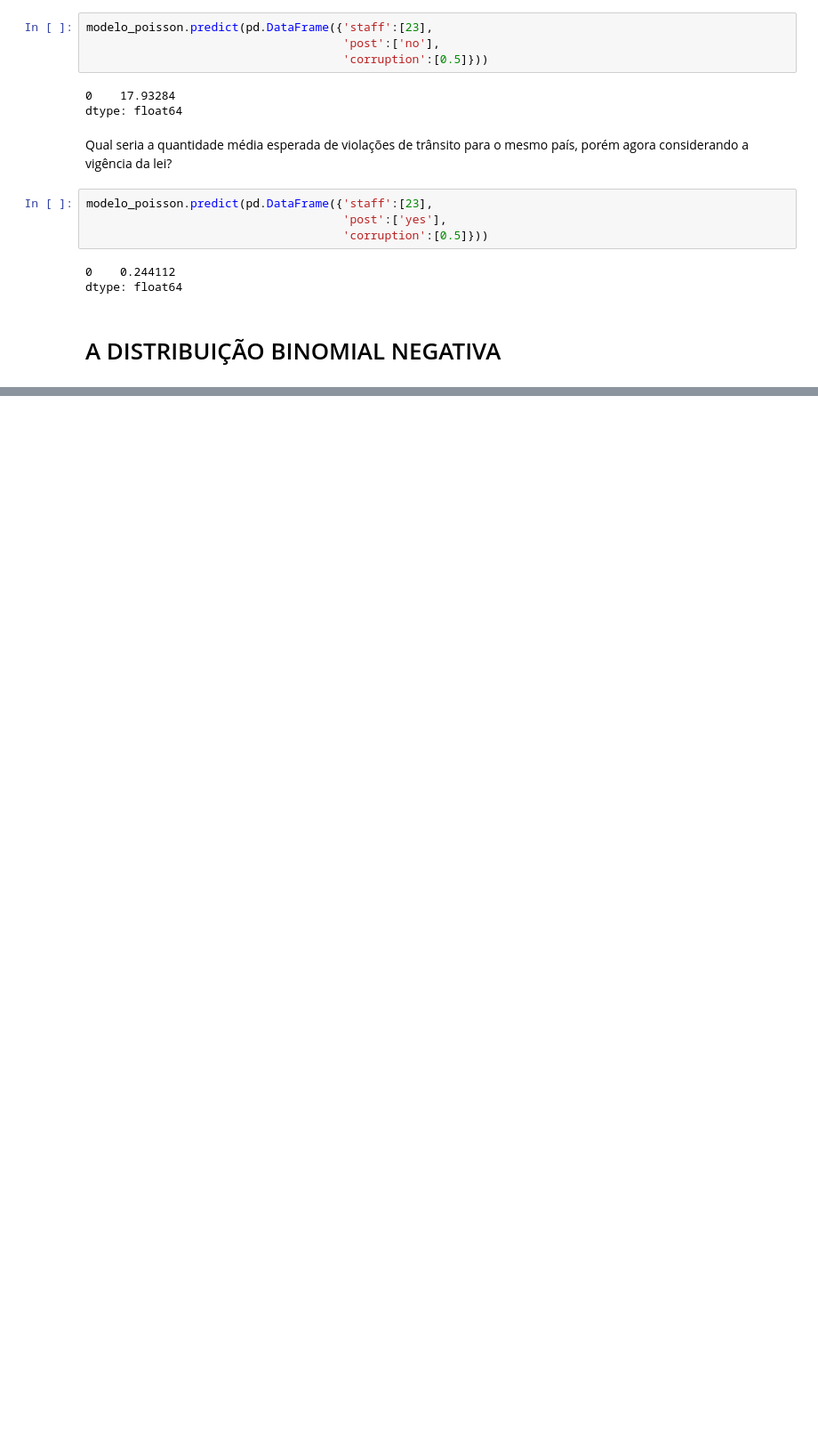
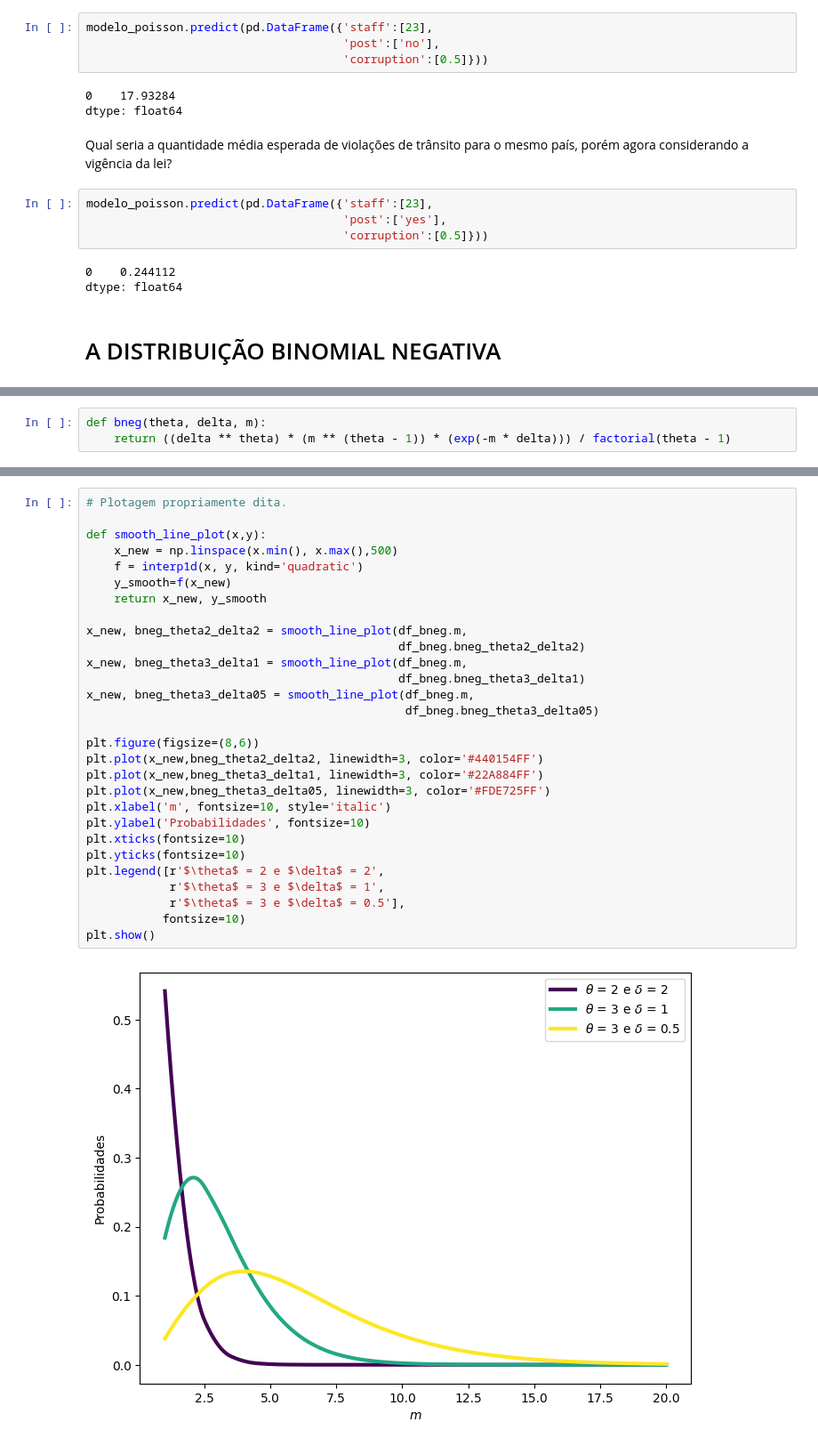
Before and after one commit to filipecarbonera/MBA_USP_Data_Science_Analytics, a Jupyter notebook: Modelos para Dados de Contagem/script_modelos_para_dados_de_contagem.ipynb, the cells around one changed output, grey strips where cells are left out. Shown at 89% size. Drawn from its saved outputs; the diff is of its cells as text; blank space fills up the shorter version.

```diff
--- a/Modelos para Dados de Contagem/script_modelos_para_dados_de_contagem.ipynb
+++ b/Modelos para Dados de Contagem/script_modelos_para_dados_de_contagem.ipynb
@@ -431,0 +421,3 @@ dtype: float64
+# %%
+def bneg(theta, delta, m):
+    return ((delta ** theta) * (m ** (theta - 1)) * (exp(-m * delta))) / factorial(theta - 1)
@@ -431,0 +467,31 @@ dtype: float64
+# %%
+# Plotagem propriamente dita.
+
+def smooth_line_plot(x,y):
+    x_new = np.linspace(x.min(), x.max(),500)
+    f = interp1d(x, y, kind='quadratic')
+    y_smooth=f(x_new)
+    return x_new, y_smooth
+
+x_new, bneg_theta2_delta2 = smooth_line_plot(df_bneg.m,
+                                             df_bneg.bneg_theta2_delta2)
+x_new, bneg_theta3_delta1 = smooth_line_plot(df_bneg.m,
+                                             df_bneg.bneg_theta3_delta1)
+x_new, bneg_theta3_delta05 = smooth_line_plot(df_bneg.m,
+                                              df_bneg.bneg_theta3_delta05)
+
+plt.figure(figsize=(8,6))
+plt.plot(x_new,bneg_theta2_delta2, linewidth=3, color='#440154FF')
+plt.plot(x_new,bneg_theta3_delta1, linewidth=3, color='#22A884FF')
+plt.plot(x_new,bneg_theta3_delta05, linewidth=3, color='#FDE725FF')
+plt.xlabel('m', fontsize=10, style='italic')
+plt.ylabel('Probabilidades', fontsize=10)
+plt.xticks(fontsize=10)
+plt.yticks(fontsize=10)
+plt.legend([r'$\theta$ = 2 e $\delta$ = 2',
+            r'$\theta$ = 3 e $\delta$ = 1',
+            r'$\theta$ = 3 e $\delta$ = 0.5'],
+           fontsize=10)
+plt.show()
+# %% [output]
+[figure, added]
```
Also changed, not shown: parts of 25 cells of this notebook.
